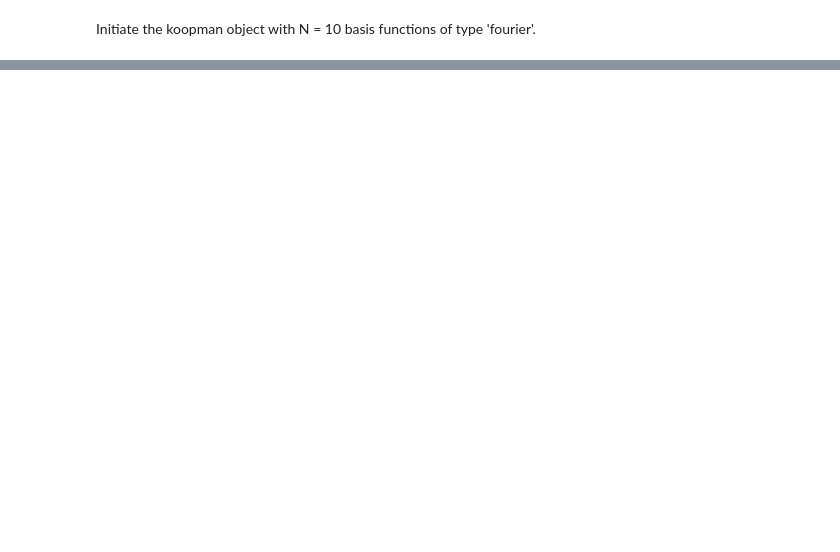
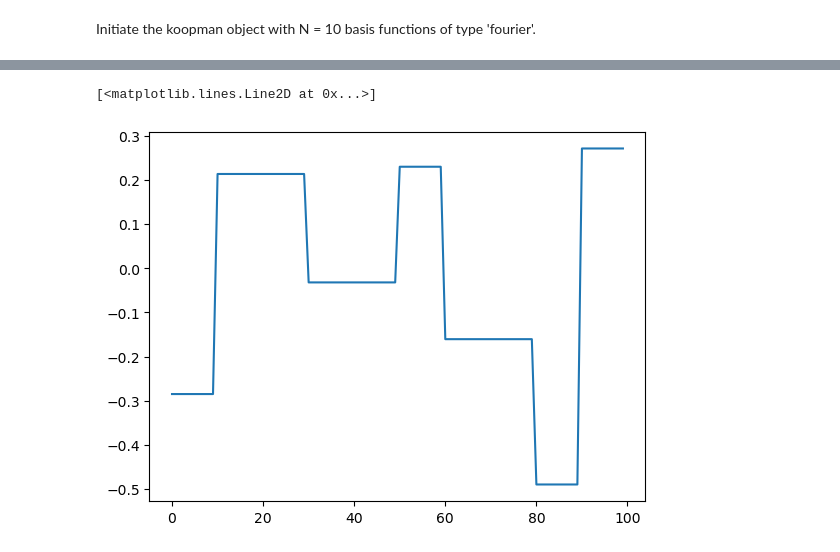
Before and after one commit to Maria-A-Oprea/Distributional_Koopman, a Jupyter notebook: Circle_rotation.ipynb, the cells around one changed output, grey strips where cells are left out. Cells and saved outputs as stored; diff of their text form; code cells hidden in the pictures; blank space fills up the shorter version.

```diff
--- a/Circle_rotation.ipynb
+++ b/Circle_rotation.ipynb
@@ -70,2 +95,3 @@ K_circle.L2_dmd(data)
 # %%
 evals, evects = np.linalg.eig(K_circle.mat)
+evects = np.real(evects)
@@ -71,0 +103,5 @@ evals, evects = np.linalg.eig(K_circle.mat)
+# %%
+plt.plot(np.repeat(evects[0, :], 10))
+# %% [output]
+[<matplotlib.lines.Line2D at 0x...>]
+[figure, added]
```
Also changed, not shown: parts of 8 cells of this notebook, 1 other file.
